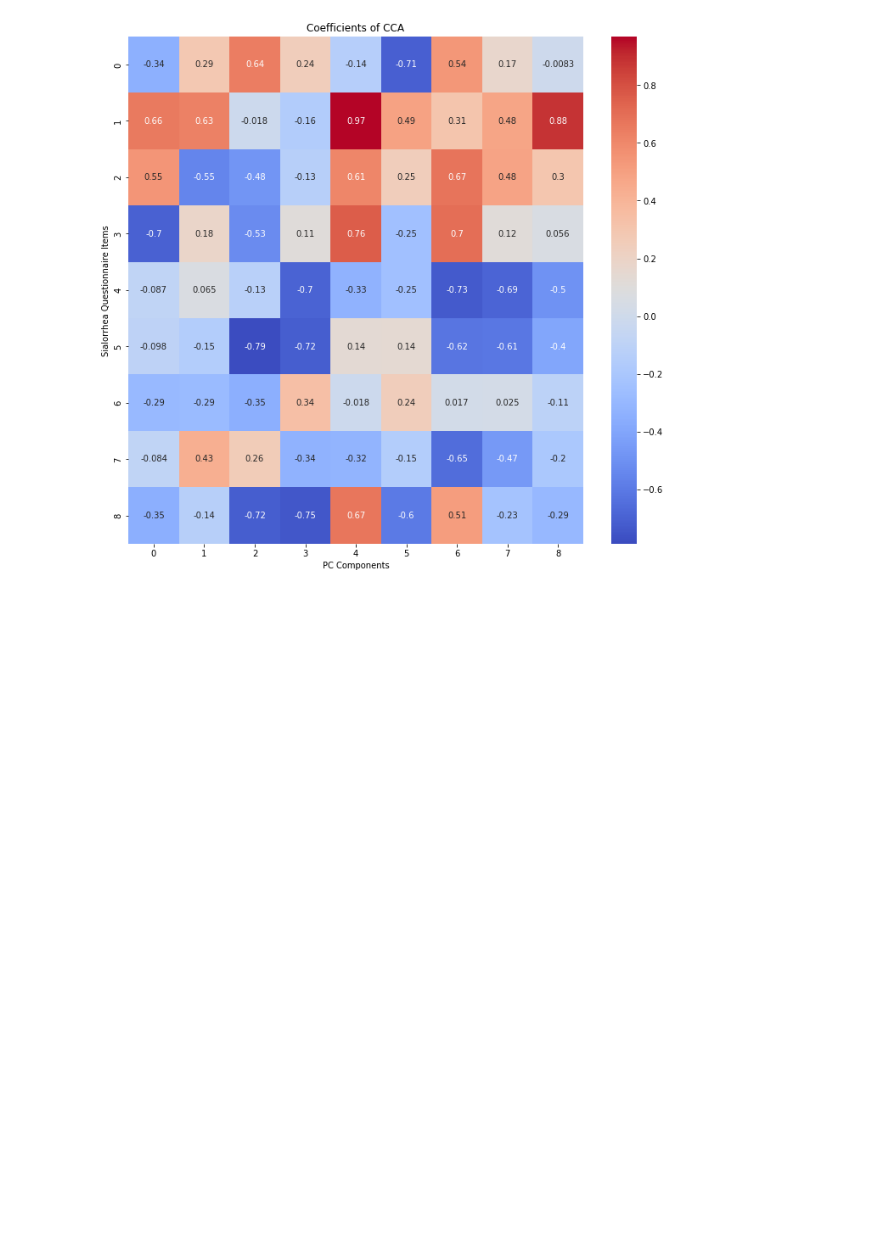
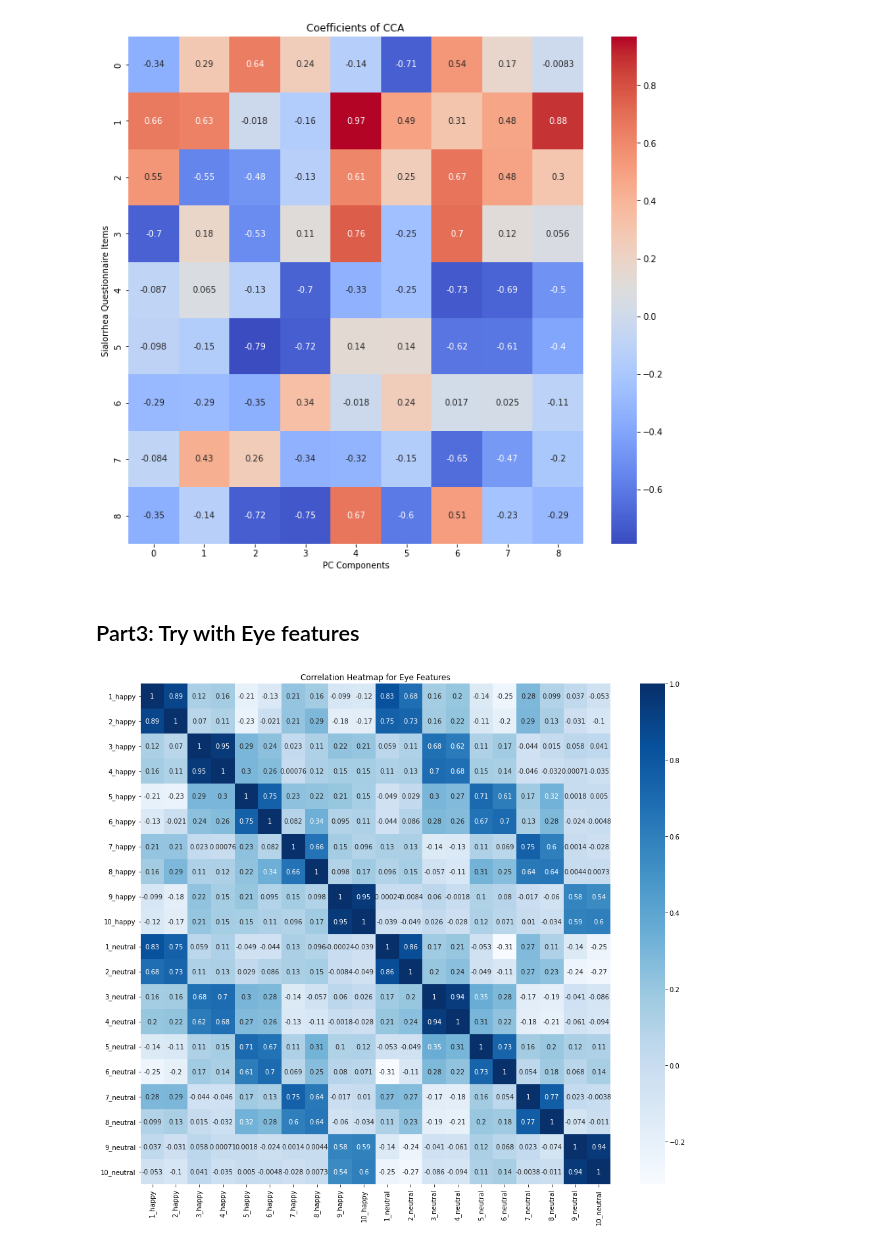
Before and after one commit to McKeownLab/Sialorrhea, a Jupyter notebook: feature_analysis.ipynb, the cells around one changed output. Saved outputs shown, nothing was run; the diff lists cells and outputs as text; code cells hidden in the pictures; blank space fills up the shorter version.

```diff
--- a/feature_analysis.ipynb
+++ b/feature_analysis.ipynb
@@ -532,3 +539,27 @@ plt.title('Coefficients of CCA')
 plt.show()
 # %% [output]
 [figure]
+# %% [markdown]
+## Part3: Try with Eye features
+# %%
+eye_features_csv = '\\\\files.ubc.ca\\team\\PPRC\\Camera\\Video Assessment_Atefeh\\sialorrhea\\eye_features_10_true_neutral.csv'
+eye_neutral_df = read_csv_features(eye_features_csv)
+eye_features_csv = '\\\\files.ubc.ca\\team\\PPRC\\Camera\\Video Assessment_Atefeh\\sialorrhea\\eye_features_10_max_happiness.csv'
+eye_happy_df = read_csv_features(eye_features_csv)
+combine_eye_features_df = compute_combined_features(eye_happy_df, eye_neutral_df)
+# Assuming 'participant_id' in combine_features_df corresponds to 'id' in saliva_df
+merged_eye_df = combine_eye_features_df.join(saliva_df, how='inner', rsuffix='_saliva')
+# %%
+import seaborn as sns
+import matplotlib.pyplot as plt
+
+# Compute the correlation matrix
+correlation_matrix = combine_eye_features_df.corr()
+
+# Create the heatmap
+plt.figure(figsize=(16, 14))
+sns.heatmap(correlation_matrix, annot=True, cmap='Blues')
+plt.title('Correlation Heatmap for Eye Features')
+plt.show()
+# %% [output]
+[figure, added]
```
Also changed, not shown: parts of 33 cells of this notebook, 4 other files.
